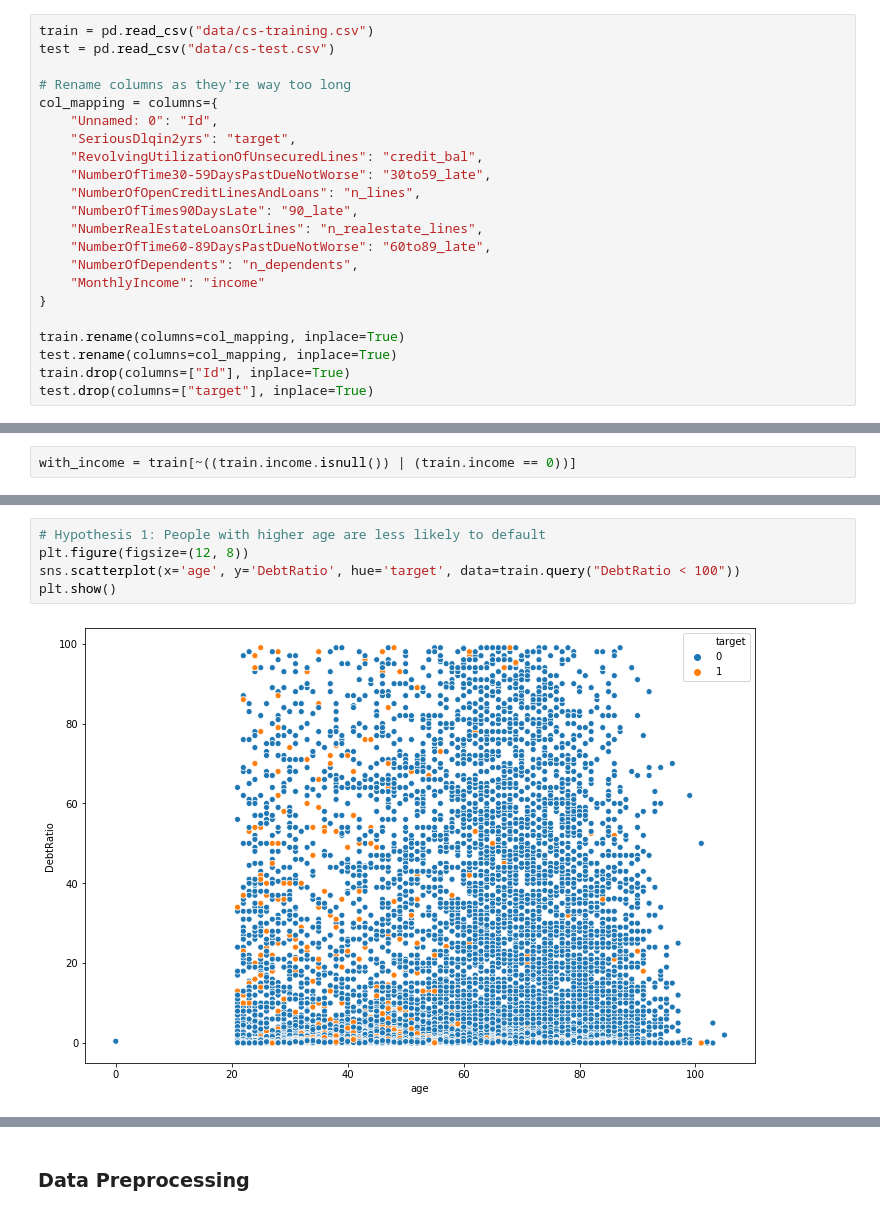
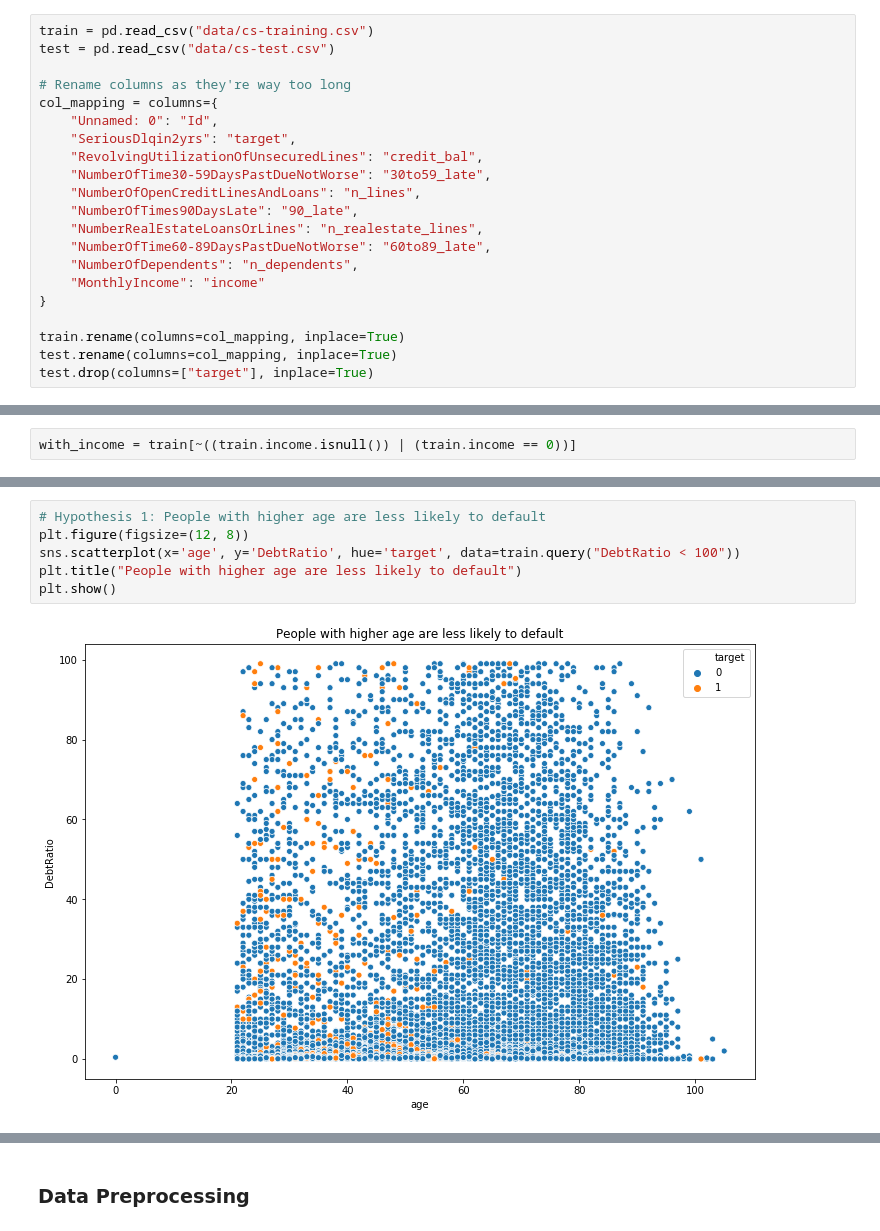
Before and after one commit to davidcjw/kaggle-give-me-some-credit, a Jupyter notebook: Exploratory Data Analysis.ipynb, the cells around one changed output, grey strips where cells are left out. Drawn from its saved outputs; the diff is of its cells as text.

```diff
--- a/Exploratory Data Analysis.ipynb
+++ b/Exploratory Data Analysis.ipynb
@@ -49,7 +59,6 @@ col_mapping = columns={
 
 train.rename(columns=col_mapping, inplace=True)
 test.rename(columns=col_mapping, inplace=True)
-train.drop(columns=["Id"], inplace=True)
 test.drop(columns=["target"], inplace=True)
 # %% [markdown]
 ### EDA
@@ -231,10 +244,11 @@ train[train.n_dependents.isnull()]
 # %%
 # Hypothesis 1: People with higher age are less likely to default
 plt.figure(figsize=(12, 8))
 sns.scatterplot(x='age', y='DebtRatio', hue='target', data=train.query("DebtRatio < 100"))
+plt.title("People with higher age are less likely to default")
 plt.show()
 # %% [output]
-[figure, old version]
+[figure, new version]
 # %%
 # Hypothesis 2: People with higher age are less likely to default
 plt.figure(figsize=(12, 8))
```
Also changed, not shown: parts of 27 cells of this notebook, 1 other file.
